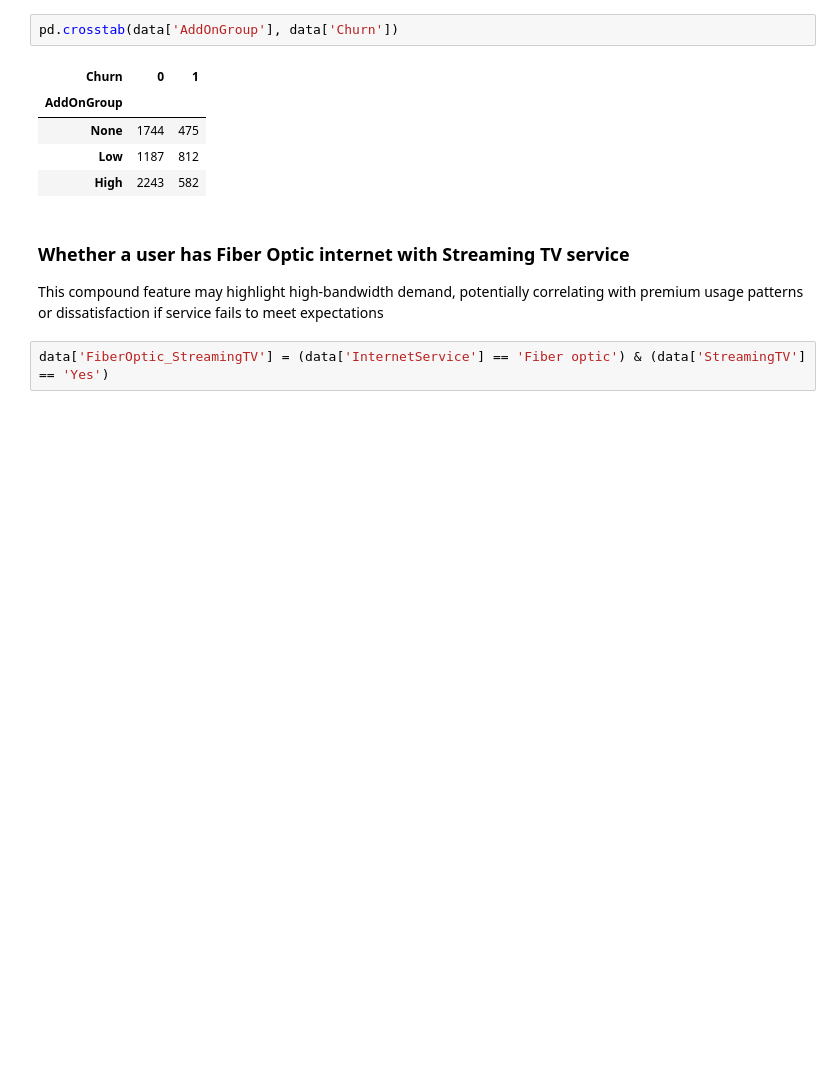
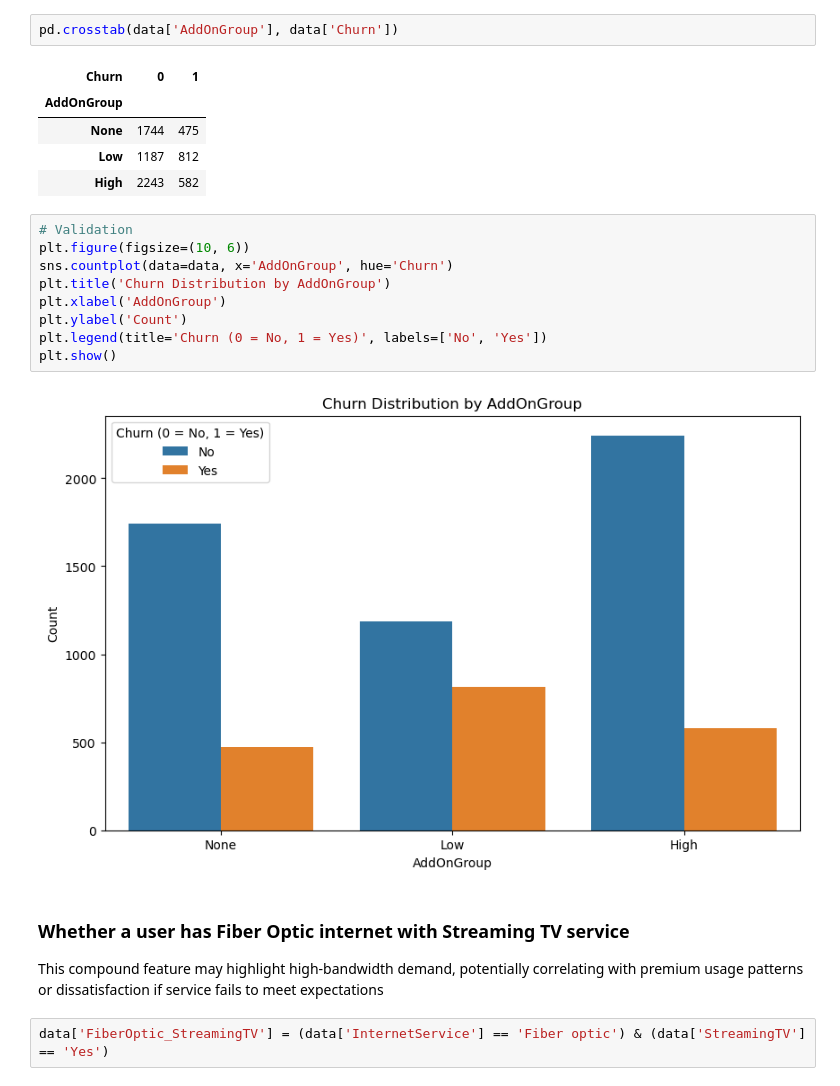
Before and after one commit to mewpunyapat/customer-churn-prediction, a Jupyter notebook: notebooks/feature_engineering.ipynb, the cells around one changed output. Drawn from its saved outputs; the diff is of its cells as text; blank space fills up the shorter version.

```diff
--- a/notebooks/feature_engineering.ipynb
+++ b/notebooks/feature_engineering.ipynb
@@ -86,6 +86,17 @@ pd.crosstab(data['AddOnGroup'], data['Churn'])
 | None | 1744 | 475 |
 | Low | 1187 | 812 |
 | High | 2243 | 582 |
+# %%
+# Validation
+plt.figure(figsize=(10, 6))
+sns.countplot(data=data, x='AddOnGroup', hue='Churn')
+plt.title('Churn Distribution by AddOnGroup')
+plt.xlabel('AddOnGroup')
+plt.ylabel('Count')
+plt.legend(title='Churn (0 = No, 1 = Yes)', labels=['No', 'Yes'])
+plt.show()
+# %% [output]
+[figure, added]
 # %% [markdown]
 ### Whether a user has Fiber Optic internet with Streaming TV service
 This compound feature may highlight high-bandwidth demand, potentially correlating with premium usage patterns or dissatisfaction if service fails to meet expectations
```
Also changed, not shown: parts of 9 cells of this notebook, 3 other files.
